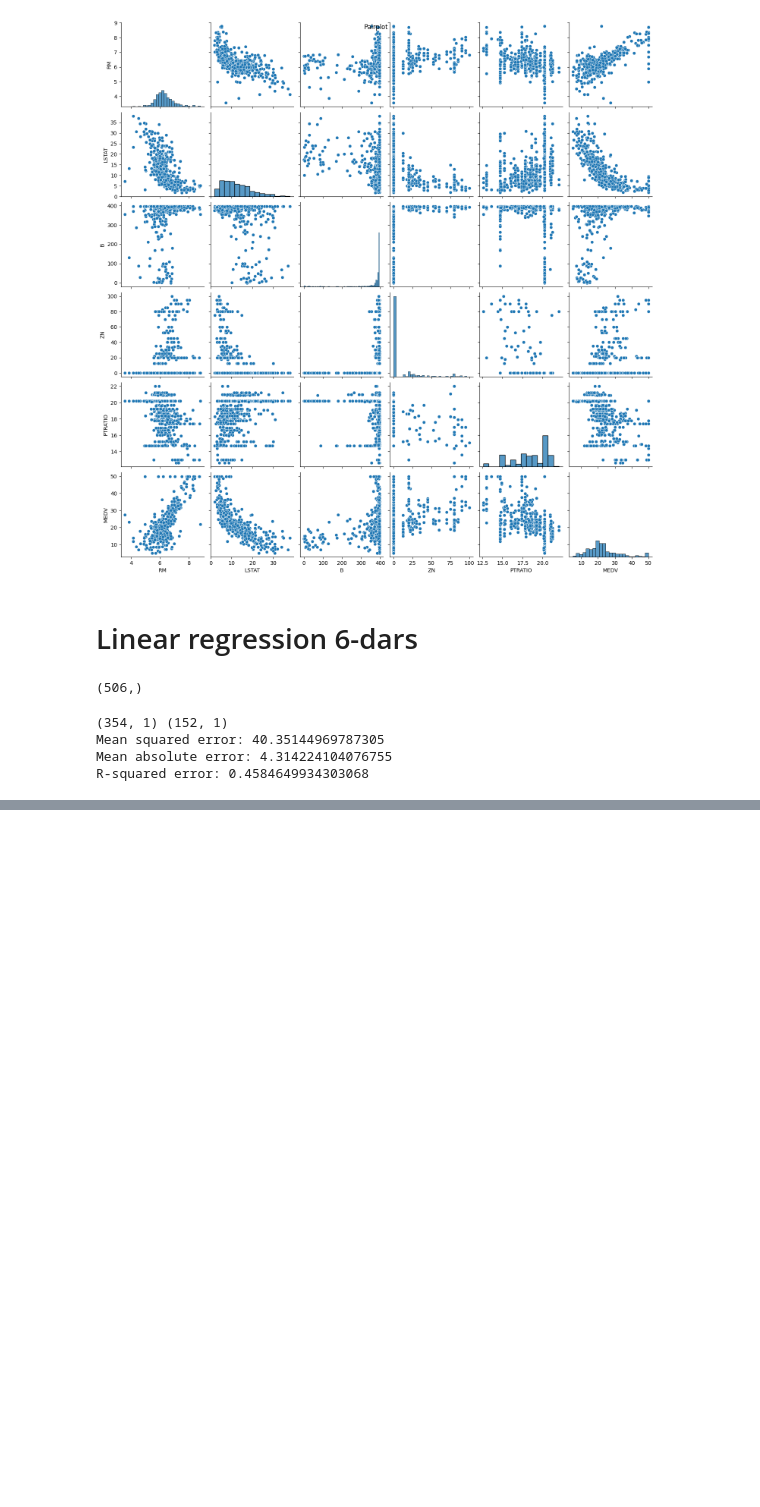
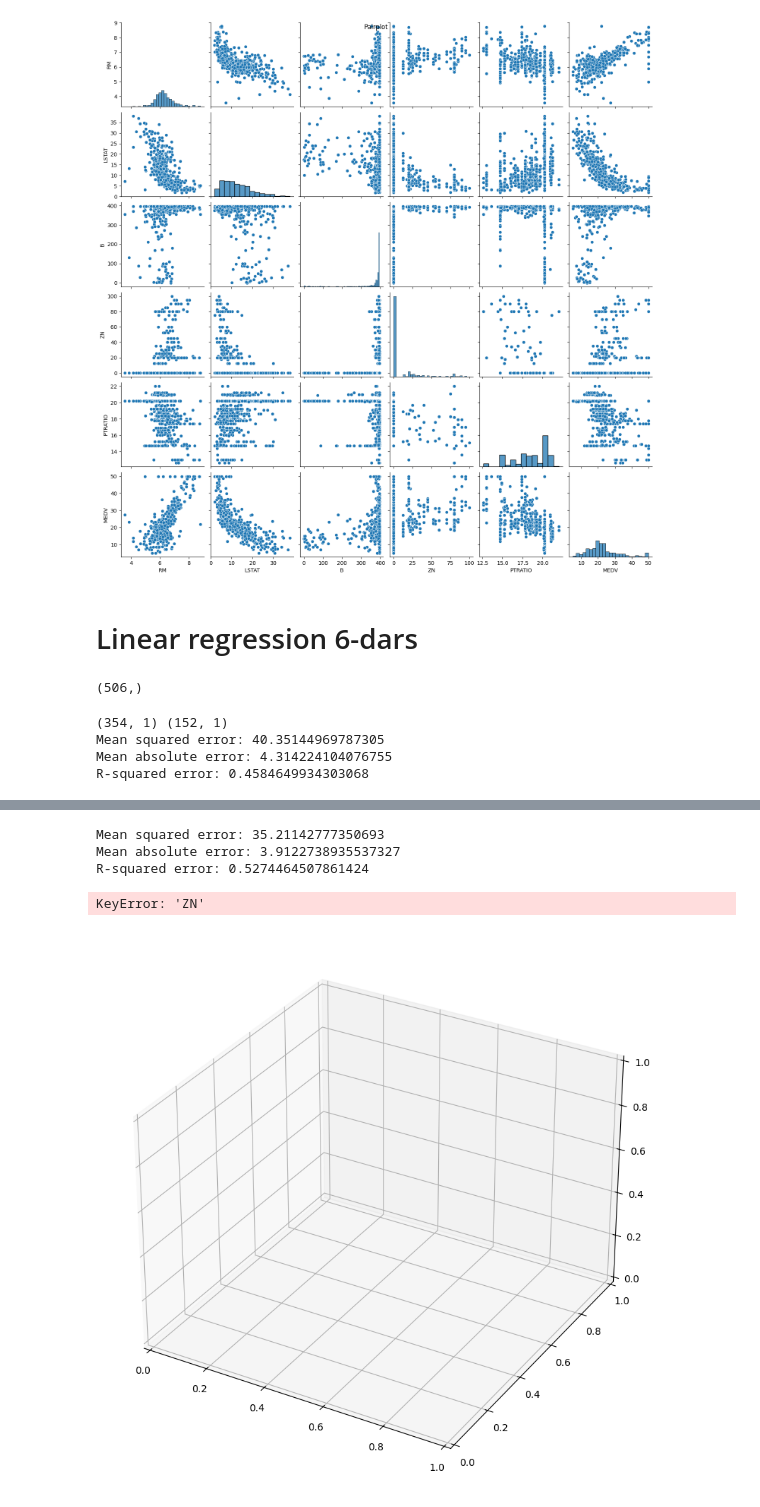
Before and after one commit to Bobomurot/najot_ta-lim_darslarim, a Jupyter notebook: 1-dars_Chizqli_linear_regression/dataset/chizqli_regressiya.ipynb, the cells around one changed output, grey strips where cells are left out. Drawn from its saved outputs; the diff is of its cells as text; code cells hidden in the pictures; blank space fills up the shorter version.

```diff
--- a/1-dars_Chizqli_linear_regression/dataset/chizqli_regressiya.ipynb
+++ b/1-dars_Chizqli_linear_regression/dataset/chizqli_regressiya.ipynb
@@ -107,0 +167,50 @@ R-squared error: 0.4584649934303068
+# %%
+X = data[['RM', 'B']] # imput
+# X = data.drop("MEDV", axis=1)
+y = data['MEDV'] # output
+
+
+model = LinearRegression()
+x_train, x_test, y_train, y_test = train_test_split(X, y, test_size=0.3, random_state=42)
+
+model.fit(x_train, y_train)
+
+y_pred = model.predict(x_test)
+mse = mean_squared_error(y_test, y_pred)
+mae = mean_absolute_error(y_test, y_pred)
+r2 = r2_score(y_test, y_pred)
+
+print(f"Mean squared error: {mse}")
+print(f"Mean absolute error: {mae}")
+print(f"R-squared error: {r2}")
+# %% [output]
+Mean squared error: 35.21142777350693
+Mean absolute error: 3.9122738935537327
+R-squared error: 0.5274464507861424
+# %%
+import numpy as np
+
+fig = plt.figure(figsize=(10, 10))
+ax = fig.add_subplot(111, projection="3d")
+
+ax.scatter(x_test['RM'], x_test['ZN'], y_test, c='blue', marker='o', label='Actual data')
+
+rm_range = np.linspace(x_test['RM'].min(), x_test['RM'].max(), 50)
+zn_range = np.linspace(x_test['ZN'].min(), x_test['ZN'].max(), 50)
+rm_range, zn_range = np.meshgrid(rm_range, zn_range)
+
+medv_range = model.predict(pd.DataFrame({"RM": rm_range.flatten(), "ZN": zn_range.flatten()}))
+medv_range = medv_range.reshape(rm_range.shape)
+
+ax.plot_surface(rm_range, zn_range, medv_range, color='blue', alpha = 0.4, label = "Prediction regression surface")
+
+ax.set_xlabel("RM")
+ax.set_ylabel("ZN")
+ax.set_zlabel("MEDV")
+
+ax.set_title("3d plot")
+
+plt.show()
+# %% [output]
+KeyError: 'ZN'
+[figure, added]
```
Also changed, not shown: parts of 8 cells of this notebook, 7 other files.
